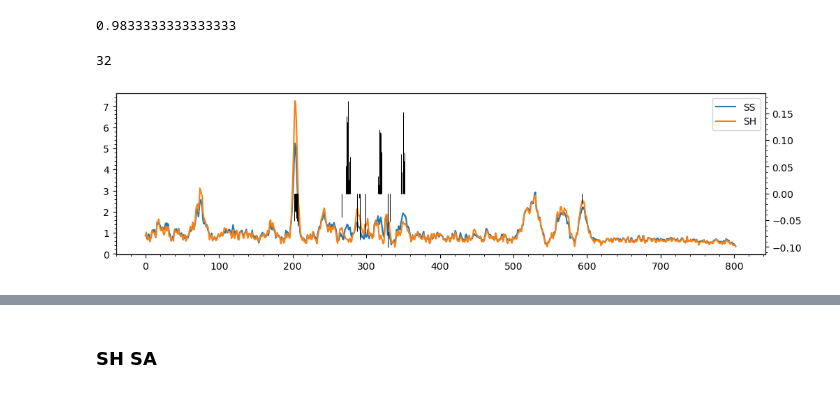
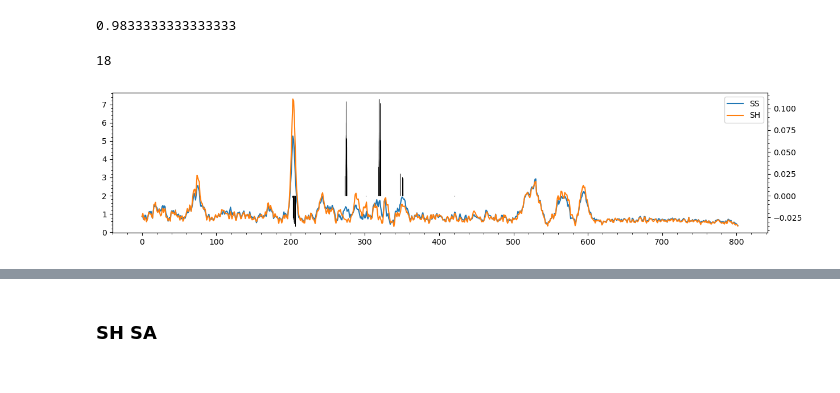
Before and after one commit to intellimath/irsa, a Jupyter notebook: examples/load_spectra_17_term2.ipynb, the cells around one changed output, grey strips where cells are left out. Cells and saved outputs as stored; diff of their text form; code cells hidden in the pictures.

```diff
--- a/examples/load_spectra_17_term2.ipynb
+++ b/examples/load_spectra_17_term2.ipynb
@@ -221,7 +212,7 @@ plt.show()
 # %% [output]
 [figure]
 # %%
-def fit_lfm(ys, zs, tau=0, *, n_model=25, accuracy_min=0.75, n_try=5):
+def fit_lfm(ys, zs, tau=0, *, n_model=45, accuracy_min=0.75, n_try=5):
     Np = (zs>0).sum()
     Nm = (zs<0).sum()
     N = Np + Nm
@@ -237,11 +228,11 @@ def fit_lfm(ys, zs, tau=0, *, n_model=25, accuracy_min=0.75, n_try=5):
             mod.init_param()
 
             alg = regr.regression(ys, zs, mod,
-                                  loss_func=loss.ErrorLoss(funcs.SoftAbs_Sqrt(0.01)),
+                                  loss_func=loss.ErrorLoss(funcs.SoftAbs_Sqrt(0.001)),
                                   regnorm=funcs2.AbsoluteNorm(),
-                                  projector=gd.Masked(mod, 1.0e-3),
+                                  projector=gd.Masked(mod, 1.0e-4),
                                   weights=weights,
-                                  h=0.003, tau=tau, n_iter=1000)
+                                  h=0.002, tau=tau, n_iter=1000)
             w = accuracy_score(zs, np.sign(mod.evaluate(ys)))
             if w >= accuracy_min:
                 break
@@ -253,19 +244,20 @@ def fit_lfm(ys, zs, tau=0, *, n_model=25, accuracy_min=0.75, n_try=5):
 # %% [markdown]
 #### SS/SH
 # %%
-lfm1 = fit_lfm(ys1, zs1, tau=100.0)
+lfm1 = fit_lfm(ys1, zs1, tau=130.0)
 print(accuracy_score(zs1, np.sign(lfm1.evaluate(ys1))))
 # %% [output]
 0.9833333333333333
 # %%
 plt.figure(figsize=(12,3))
 plt.plot(Ys_SS.mean(axis=0), label="SS")
 plt.plot(Ys_SH.mean(axis=0), label="SH")
 plt.minorticks_on()
 plt.legend()
+plt.tight_layout()
 plot_params(lfm1)
 plt.show()
 # %% [output]
-32
+18
-[figure, old version]
+[figure, new version]
 # %%
```
Also changed, not shown: parts of 48 cells of this notebook, 10 other files.
